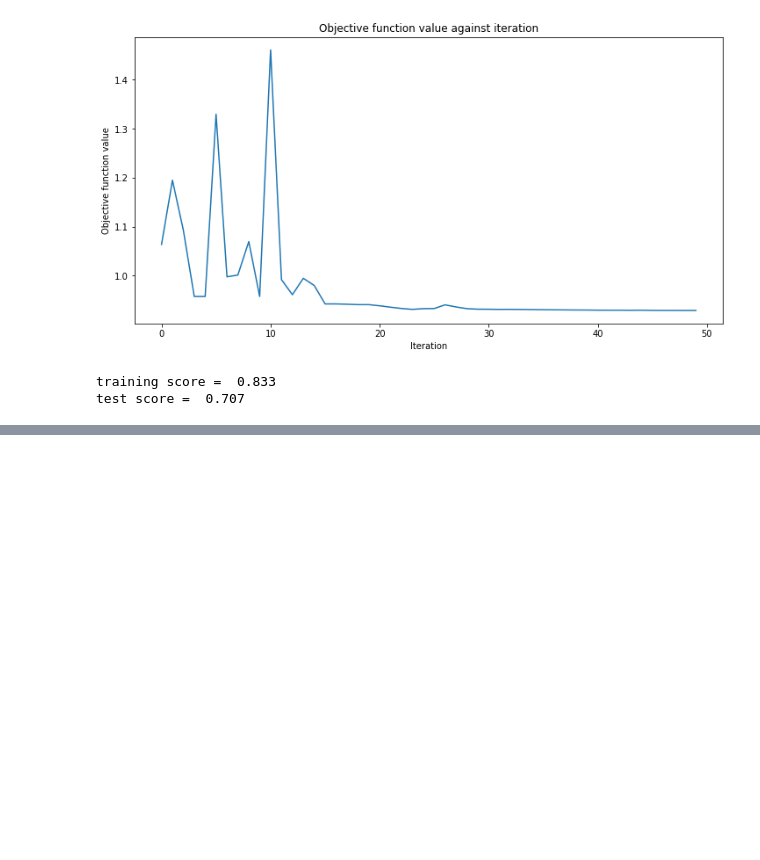
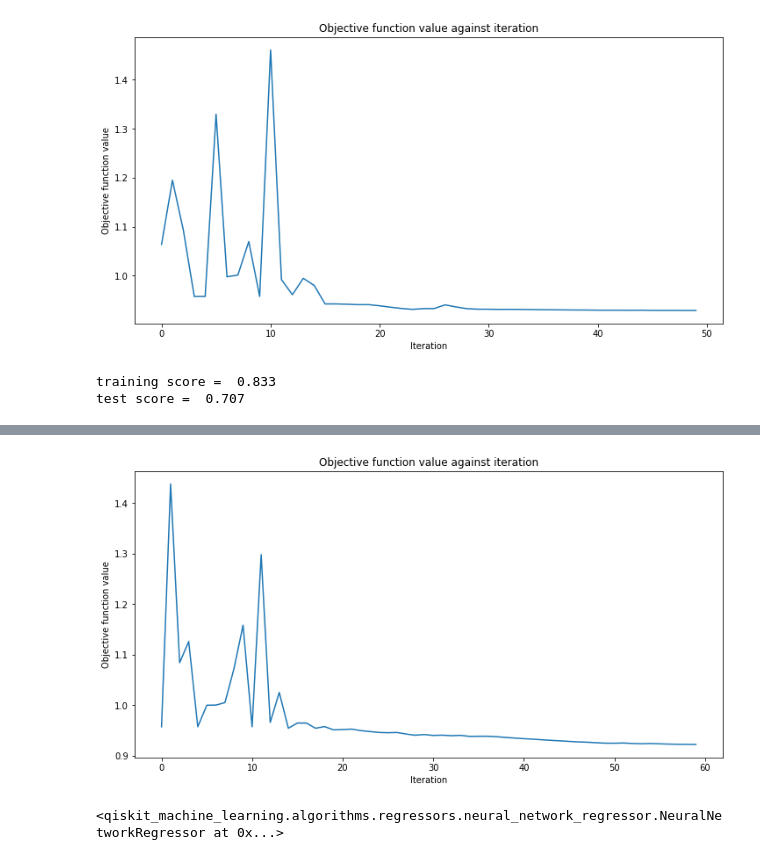
Before and after one commit to Zhelun-Li/VQC-Permutable-Lorentz-symmetry, a Jupyter notebook: Lorentz_symmetry_decay.ipynb, the cells around one changed output, grey strips where cells are left out. Saved outputs shown, nothing was run; the diff lists cells and outputs as text; code cells hidden in the pictures; blank space fills up the shorter version.

```diff
--- a/Lorentz_symmetry_decay.ipynb
+++ b/Lorentz_symmetry_decay.ipynb
@@ -464,3 +435,33 @@ estimator_regressor_rotPerm.fit(X_train_dot[0:maxEvents], y_train_dot[0:maxEvent
+# %%
+from qiskit_algorithms.optimizers import L_BFGS_B
+maxEvents=500
+MaxIter=60
+
+
+observable1 = SparsePauliOp.from_list([("Z" * num_qubits, 1)])
+estimator_qnn_rotPerm = EstimatorQNN(
+    circuit=qc, observables=observable1, input_params=feature_map.parameters, weight_params=weights
+)
+
+
+loss='squared_error'
+
+
+optimizer=COBYLA(maxiter=MaxIter)
+
+estimator_regressor_rotPerm = NeuralNetworkRegressor(
+    estimator_qnn_rotPerm, optimizer=optimizer ,callback=callback_graph,loss=loss
+)
+
+objective_func_vals = []
+plt.rcParams["figure.figsize"] = (12, 6)
+plt.grid()
+
+# fit classifier to data
+estimator_regressor_rotPerm.fit(X_train_dot[0:maxEvents], y_train_dot[0:maxEvents])
+# %% [output]
+[figure, added]
+<qiskit_machine_learning.algorithms.regressors.neural_network_regressor.NeuralNetworkRegressor at 0x...>
 # %%
 
 # return to default figsize
```
Also changed, not shown: parts of 36 cells of this notebook.
